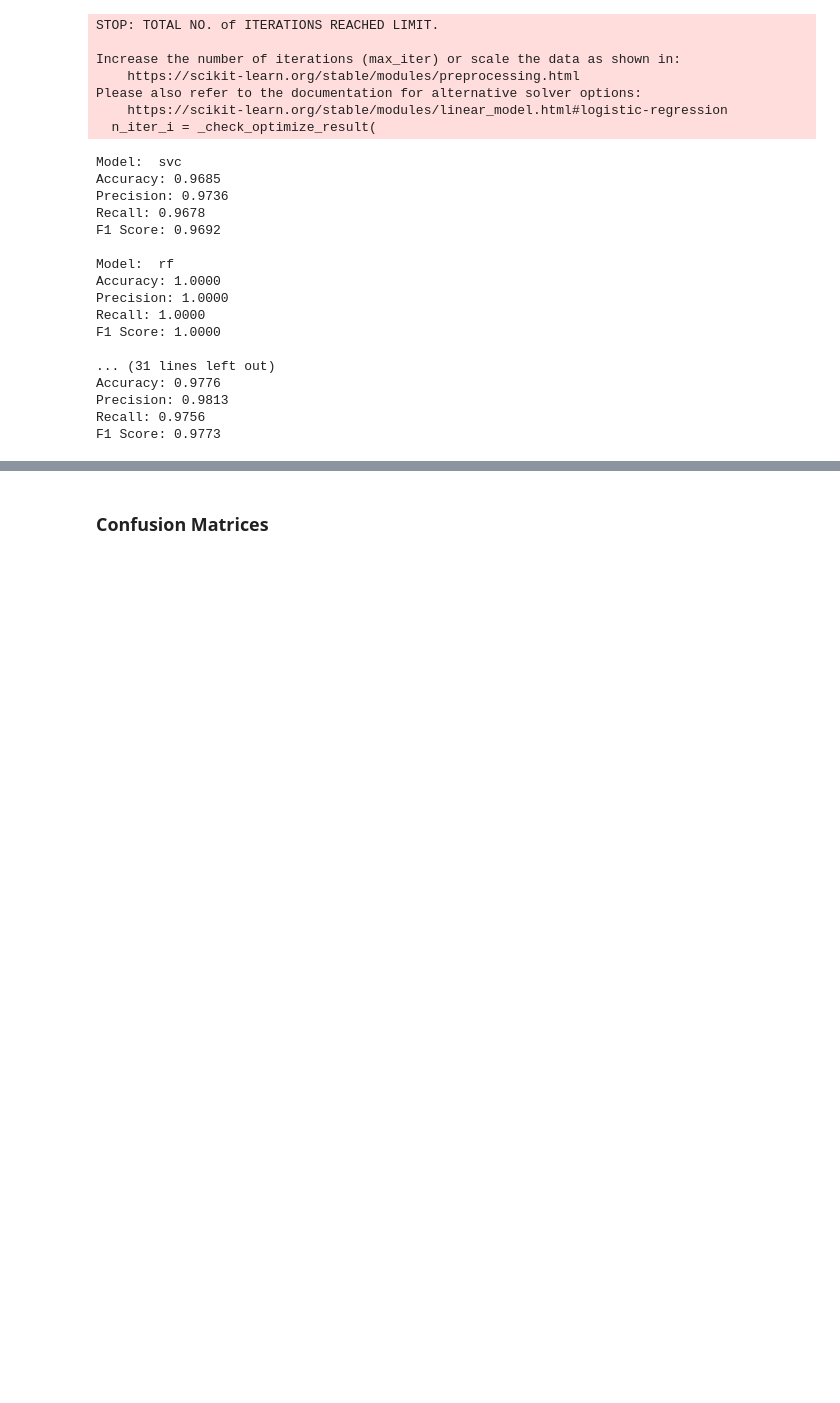
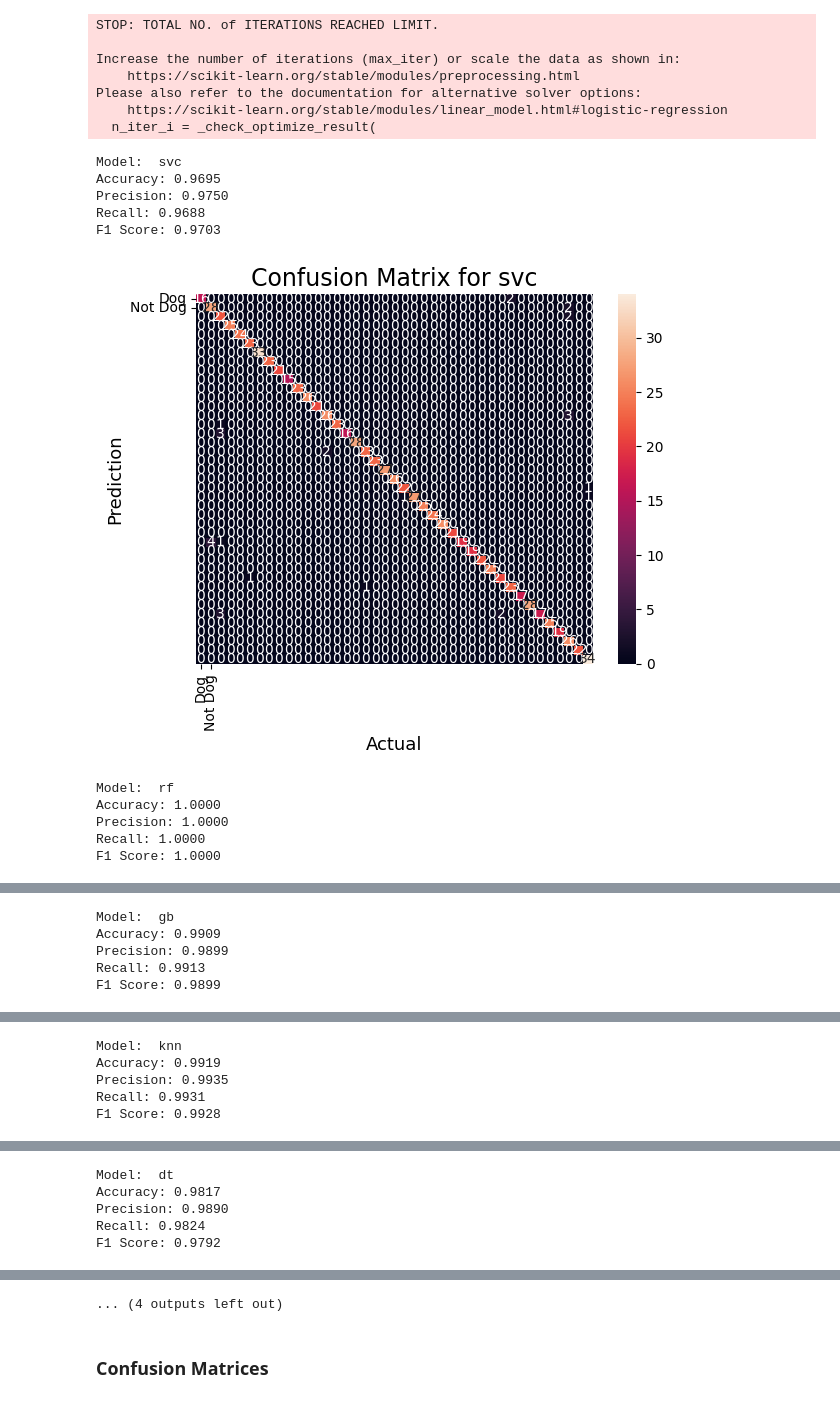
Before and after one commit to ApoorvaKhajbage/medicine_recommendation_system, a Jupyter notebook: models/Medical_Recommendation.ipynb, the cells around one changed output, grey strips where cells are left out. Drawn from its saved outputs; the diff is of its cells as text; code cells hidden in the pictures; blank space fills up the shorter version.

Commit message:
graphs added

```diff
--- a/models/Medical_Recommendation.ipynb
+++ b/models/Medical_Recommendation.ipynb
@@ -250,55 +250,75 @@ Please also refer to the documentation for alternative solver options:
   n_iter_i = _check_optimize_result(
 # %%
 import pickle
-from sklearn.metrics import accuracy_score, precision_score, recall_score, f1_score
-
+import csv
+import matplotlib.pyplot as plt
+from sklearn.metrics import accuracy_score, precision_score, recall_score, f1_score, confusion_matrix
+import seaborn as sns
 # Load the saved models
 model_files = ['svc_model.pkl', 'rf_model.pkl', 'gb_model.pkl', 'knn_model.pkl',
                'dt_model.pkl', 'ada_model.pkl', 'et_model.pkl', 'lr_model.pkl',
                'svc_rbf_model.pkl']
+model_metrics = []
 
 models = {}
 for model_file in model_files:
     with open(model_file, 'rb') as f:
         models[model_file.split('_')[0]] = pickle.load(f)
 
 # Load the test data if not already loaded
 # Assuming X_test and y_test are loaded
 
 # Evaluate each model
 for model_name, model in models.items():
     # Make predictions
     predictions = model.predict(X_test)
 
     # Calculate metrics
     accuracy = accuracy_score(y_test, predictions)
     precision = precision_score(y_test, predictions, average='macro')
     recall = recall_score(y_test, predictions, average='macro')
     f1 = f1_score(y_test, predictions, average='macro')
 
    # Print metrics with fixed decimal places
     print(f"Model:  {model_name}")
     print(f"Accuracy: {accuracy:.4f}")
     print(f"Precision: {precision:.4f}")
     print(f"Recall: {recall:.4f}")
     print(f"F1 Score: {f1:.4f}")
 
+
+    cm = confusion_matrix(y_test, predictions)
+
+    # Plot confusion matrix
+    sns.heatmap(cm,
+                annot=True,
+                fmt='g',
+                # cmap=plt.cm.Blues,
+                xticklabels=['Dog', 'Not Dog'],
+                yticklabels=['Dog', 'Not Dog'])
+    plt.ylabel('Prediction', fontsize=13)
+    plt.xlabel('Actual', fontsize=13)
+    plt.title(f'Confusion Matrix for {model_name}', fontsize=17)
+    plt.show()
+
+    # getting csv file
+    model_metrics.append([model_name, accuracy, precision, recall, f1])
+    with open('model_metrics.csv', mode='w', newline='') as file:
+        writer = csv.writer(file)
+        writer.writerow(['Model', 'Accuracy', 'Precision', 'Recall', 'F1 Score'])
+        writer.writerows(model_metrics)
+
+
     print()
 # %% [output]
 Model:  svc
-Accuracy: 0.9685
-Precision: 0.9736
-Recall: 0.9678
-F1 Score: 0.9692
-
-Model:  rf
-Accuracy: 1.0000
-Precision: 1.0000
-Recall: 1.0000
-F1 Score: 1.0000
-
-... (31 lines left out)
-Accuracy: 0.9776
-Precision: 0.9813
-Recall: 0.9756
-F1 Score: 0.9773
+Accuracy: 0.9695
+Precision: 0.9750
+Recall: 0.9688
+F1 Score: 0.9703
+[figure, added]
+Model:  rf
+Accuracy: 1.0000
+Precision: 1.0000
+Recall: 1.0000
+F1 Score: 1.0000
@@ -304,0 +326,5 @@ F1 Score: 0.9773
+Model:  gb
+Accuracy: 0.9909
+Precision: 0.9899
+Recall: 0.9913
+F1 Score: 0.9899
@@ -304,0 +332,5 @@ F1 Score: 0.9773
+Model:  knn
+Accuracy: 0.9919
+Precision: 0.9935
+Recall: 0.9931
+F1 Score: 0.9928
@@ -304,0 +338,5 @@ F1 Score: 0.9773
+Model:  dt
+Accuracy: 0.9817
+Precision: 0.9890
+Recall: 0.9824
+F1 Score: 0.9792
@@ -305,3 +350,4 @@ F1 Score: 0.9773
+... (4 outputs left out)
 # %% [markdown]
 ### Confusion Matrices
 # %%
```
Also changed, not shown: parts of 1 cell of this notebook, 3 other files.
